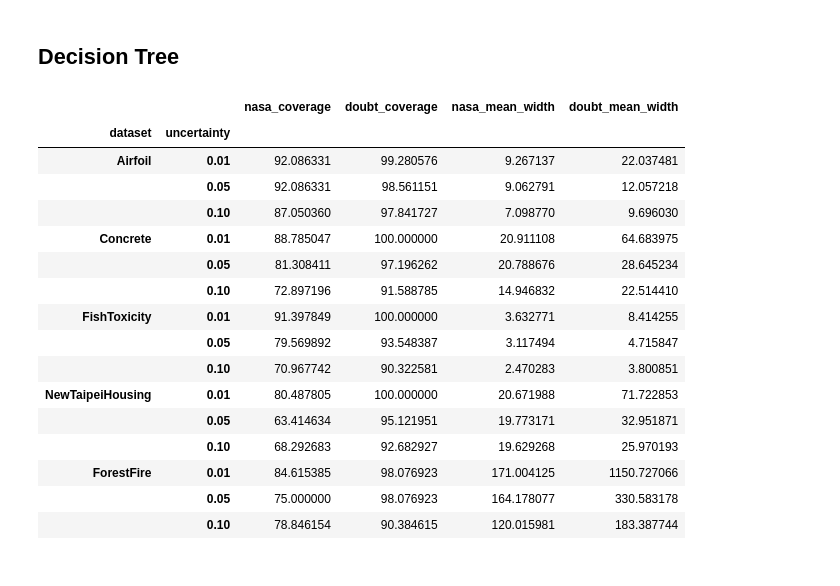
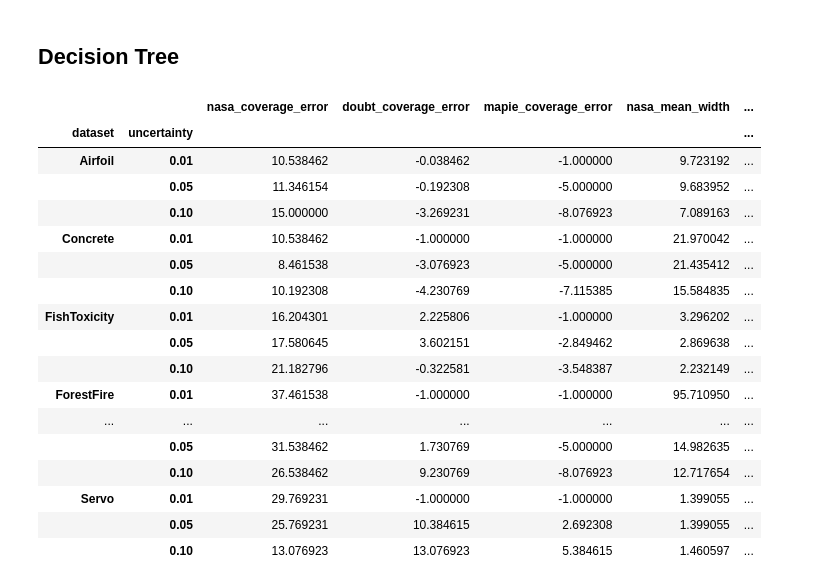
Before and after one commit to cmougan/MonitoringUncertainty, a Jupyter notebook: uncertaintyExperiments.ipynb, the cells around one changed output. Saved outputs shown, nothing was run; the diff lists cells and outputs as text; code cells hidden in the pictures.

```diff
--- a/uncertaintyExperiments.ipynb
+++ b/uncertaintyExperiments.ipynb
@@ -67,6 +68,15 @@ def evaluate_doubt(model, X_tr, X_te, y_tr, y_te, uncertainty=0.05):
     coverage = np.mean((y_te > intervals[:, 0]) & (y_te < intervals[:, 1]))
     mean_width = np.mean(intervals[:, 1] - intervals[:, 0])
     return coverage, mean_width
+# %%
+def evaluate_mapie(model, X_tr, X_te, y_tr, y_te, uncertainty=0.05):
+    bmodel = MapieRegressor(model)
+    bmodel.fit(X_tr, y_tr)
+    preds, intervals = bmodel.predict(X_te, alpha=uncertainty)
+
+    coverage = np.mean((y_te > intervals[:, 0, 0]) & (y_te < intervals[:, 1, 0]))
+    mean_width = np.mean(intervals[:, 1] - intervals[:, 0])
+    return coverage, mean_width
 # %%
 datasets = []
 scaler = StandardScaler()
@@ -93,17 +127,20 @@ doubt_coverages = list()
 doubt_mean_widths = list()
 
 data_dict = defaultdict(list)
-for dataset in datasets:
-    for uncertainty in [0.01, 0.05, 0.1]:
+for dataset in tqdm(datasets):
+    for uncertainty in tqdm([0.01, 0.05, 0.1], leave=False):
         nasa_coverage, nasa_mean_width = evaluate_nasa(model, *dataset[1:], uncertainty=uncertainty)
         doubt_coverage, doubt_mean_width = evaluate_doubt(model, *dataset[1:], uncertainty=uncertainty)
+        mapie_coverage, mapie_mean_width = evaluate_mapie(model, *dataset[1:], uncertainty=uncertainty)
         data_dict['dataset'].append(dataset[0])
         data_dict['uncertainty'].append(uncertainty)
-        data_dict['nasa_coverage'].append(100 * nasa_coverage)
-        data_dict['doubt_coverage'].append(100 * doubt_coverage)
+        data_dict['nasa_coverage_error'].append(100 * (1 - uncertainty - nasa_coverage))
+        data_dict['doubt_coverage_error'].append(100 * (1 - uncertainty - doubt_coverage))
+        data_dict['mapie_coverage_error'].append(100 * (1 - uncertainty - mapie_coverage))
         data_dict['nasa_mean_width'].append(nasa_mean_width)
         data_dict['doubt_mean_width'].append(doubt_mean_width)
+        data_dict['mapie_mean_width'].append(mapie_mean_width)
 
-df = pd.DataFrame(data_dict).set_index(['dataset', 'uncertainty'])
-df
+linreg_df = pd.DataFrame(data_dict).set_index(['dataset', 'uncertainty'])
+linreg_df
 # %% [output]
@@ -131,38 +181,42 @@ model = DecisionTreeRegressor()
 # %%
 nasa_coverages = list()
 nasa_mean_widths = list()
 doubt_coverages = list()
 doubt_mean_widths = list()
 
 data_dict = defaultdict(list)
-for dataset in datasets:
-    for uncertainty in [0.01, 0.05, 0.1]:
+for dataset in tqdm(datasets):
+    for uncertainty in tqdm([0.01, 0.05, 0.1], leave=False):
         nasa_coverage, nasa_mean_width = evaluate_nasa(model, *dataset[1:], uncertainty=uncertainty)
         doubt_coverage, doubt_mean_width = evaluate_doubt(model, *dataset[1:], uncertainty=uncertainty)
+        mapie_coverage, mapie_mean_width = evaluate_mapie(model, *dataset[1:], uncertainty=uncertainty)
         data_dict['dataset'].append(dataset[0])
         data_dict['uncertainty'].append(uncertainty)
-        data_dict['nasa_coverage'].append(100 * nasa_coverage)
-        data_dict['doubt_coverage'].append(100 * doubt_coverage)
+        data_dict['nasa_coverage_error'].append(100 * (1 - uncertainty - nasa_coverage))
+        data_dict['doubt_coverage_error'].append(100 * (1 - uncertainty - doubt_coverage))
+        data_dict['mapie_coverage_error'].append(100 * (1 - uncertainty - mapie_coverage))
         data_dict['nasa_mean_width'].append(nasa_mean_width)
         data_dict['doubt_mean_width'].append(doubt_mean_width)
+        data_dict['mapie_mean_width'].append(mapie_mean_width)
 
-df = pd.DataFrame(data_dict).set_index(['dataset', 'uncertainty'])
-df
+tree_df = pd.DataFrame(data_dict).set_index(['dataset', 'uncertainty'])
+tree_df
 # %% [output]
-|  |  | nasa_coverage | doubt_coverage | nasa_mean_width | doubt_mean_width |
-| dataset | uncertainty |  |  |  |  |
-| Airfoil | 0.01 | 92.086331 | 99.280576 | 9.267137 | 22.037481 |
-|  | 0.05 | 92.086331 | 98.561151 | 9.062791 | 12.057218 |
-|  | 0.10 | 87.050360 | 97.841727 | 7.098770 | 9.696030 |
-| Concrete | 0.01 | 88.785047 | 100.000000 | 20.911108 | 64.683975 |
-|  | 0.05 | 81.308411 | 97.196262 | 20.788676 | 28.645234 |
-|  | 0.10 | 72.897196 | 91.588785 | 14.946832 | 22.514410 |
-| FishToxicity | 0.01 | 91.397849 | 100.000000 | 3.632771 | 8.414255 |
-|  | 0.05 | 79.569892 | 93.548387 | 3.117494 | 4.715847 |
-|  | 0.10 | 70.967742 | 90.322581 | 2.470283 | 3.800851 |
-| NewTaipeiHousing | 0.01 | 80.487805 | 100.000000 | 20.671988 | 71.722853 |
-|  | 0.05 | 63.414634 | 95.121951 | 19.773171 | 32.951871 |
-|  | 0.10 | 68.292683 | 92.682927 | 19.629268 | 25.970193 |
-| ForestFire | 0.01 | 84.615385 | 98.076923 | 171.004125 | 1150.727066 |
-|  | 0.05 | 75.000000 | 98.076923 | 164.178077 | 330.583178 |
-|  | 0.10 | 78.846154 | 90.384615 | 120.015981 | 183.387744 |
+|  |  | nasa_coverage_error | doubt_coverage_error | mapie_coverage_error | nasa_mean_width | ... |
+| dataset | uncertainty |  |  |  |  | ... |
+| Airfoil | 0.01 | 10.538462 | -0.038462 | -1.000000 | 9.723192 | ... |
+|  | 0.05 | 11.346154 | -0.192308 | -5.000000 | 9.683952 | ... |
+|  | 0.10 | 15.000000 | -3.269231 | -8.076923 | 7.089163 | ... |
+| Concrete | 0.01 | 10.538462 | -1.000000 | -1.000000 | 21.970042 | ... |
+|  | 0.05 | 8.461538 | -3.076923 | -5.000000 | 21.435412 | ... |
+|  | 0.10 | 10.192308 | -4.230769 | -7.115385 | 15.584835 | ... |
+| FishToxicity | 0.01 | 16.204301 | 2.225806 | -1.000000 | 3.296202 | ... |
+|  | 0.05 | 17.580645 | 3.602151 | -2.849462 | 2.869638 | ... |
+|  | 0.10 | 21.182796 | -0.322581 | -3.548387 | 2.232149 | ... |
+| ForestFire | 0.01 | 37.461538 | -1.000000 | -1.000000 | 95.710950 | ... |
+| ... | ... | ... | ... | ... | ... | ... |
+|  | 0.05 | 31.538462 | 1.730769 | -5.000000 | 14.982635 | ... |
+|  | 0.10 | 26.538462 | 9.230769 | -8.076923 | 12.717654 | ... |
+| Servo | 0.01 | 29.769231 | -1.000000 | -1.000000 | 1.399055 | ... |
+|  | 0.05 | 25.769231 | 10.384615 | 2.692308 | 1.399055 | ... |
+|  | 0.10 | 13.076923 | 13.076923 | 5.384615 | 1.460597 | ... |
```
Also changed, not shown: parts of 6 cells of this notebook.
